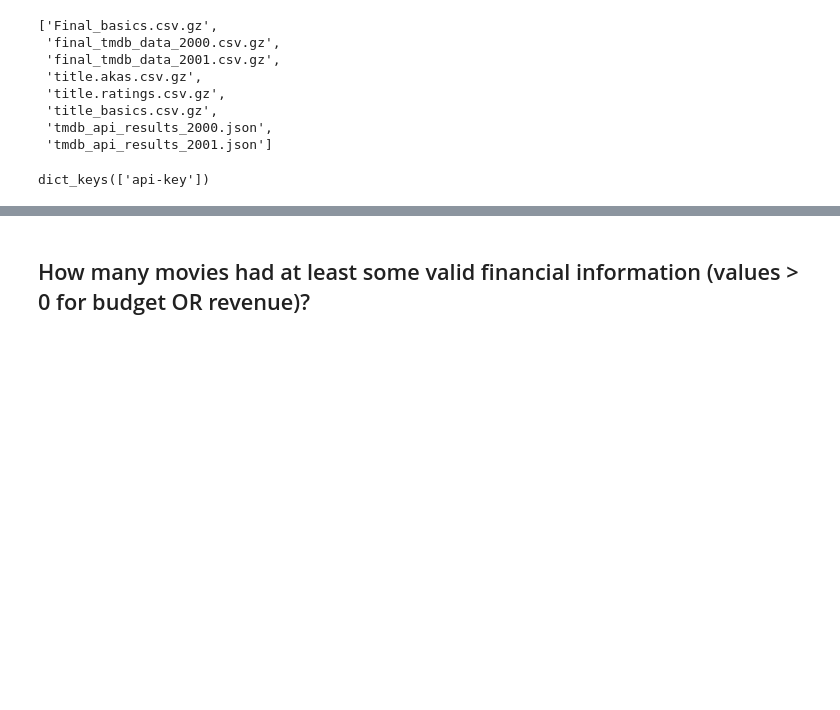
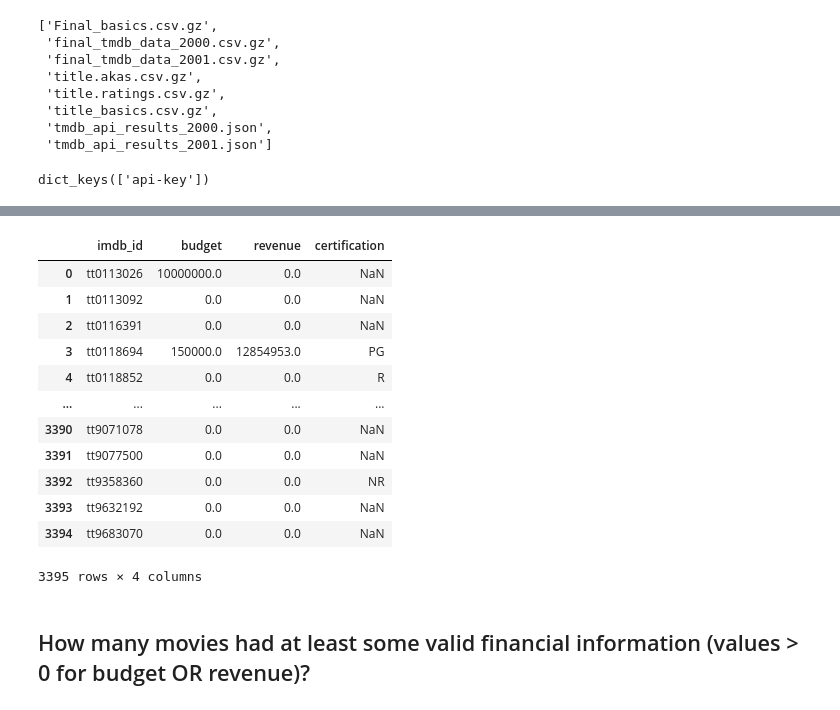
Before and after one commit to RemnantArgon001/Project-3, a Jupyter notebook: TMDB CORE.ipynb, the cells around one changed output, grey strips where cells are left out. Drawn from its saved outputs; the diff is of its cells as text; code cells hidden in the pictures; blank space fills up the shorter version.

```diff
--- a/TMDB CORE.ipynb
+++ b/TMDB CORE.ipynb
@@ -194,3 +228,20 @@ final_year_df.head()
+# %%
+final_year_df=df_merged[['imdb_id', 'budget', 'revenue', 'certification']]
+final_year_df
+# %% [output]
+|  | imdb_id | budget | revenue | certification |
+| 0 | tt0113026 | 10000000.0 | 0.0 | NaN |
+| 1 | tt0113092 | 0.0 | 0.0 | NaN |
+| 2 | tt0116391 | 0.0 | 0.0 | NaN |
+| 3 | tt0118694 | 150000.0 | 12854953.0 | PG |
+| 4 | tt0118852 | 0.0 | 0.0 | R |
+| ... | ... | ... | ... | ... |
+| 3390 | tt9071078 | 0.0 | 0.0 | NaN |
+| 3391 | tt9077500 | 0.0 | 0.0 | NaN |
+| 3392 | tt9358360 | 0.0 | 0.0 | NR |
+| 3393 | tt9632192 | 0.0 | 0.0 | NaN |
+| 3394 | tt9683070 | 0.0 | 0.0 | NaN |
+3395 rows × 4 columns
 # %% [markdown]
 ## How many movies had at least some valid financial information (values > 0 for budget OR revenue)?
 # %%
```
Also changed, not shown: parts of 7 cells of this notebook, 3 other files.
